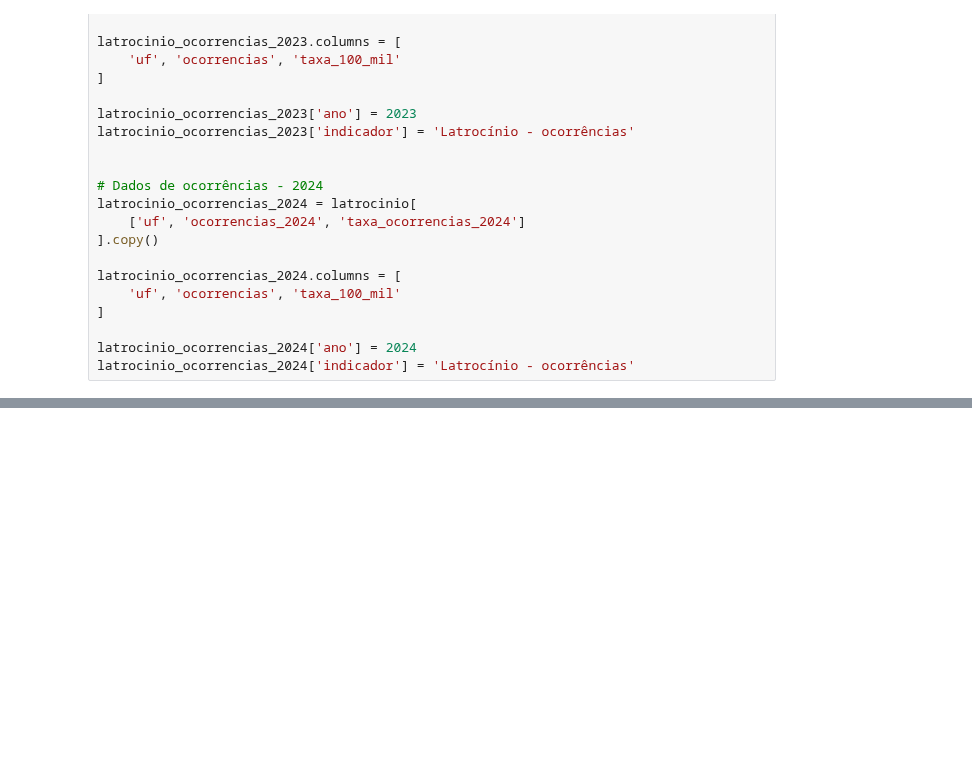
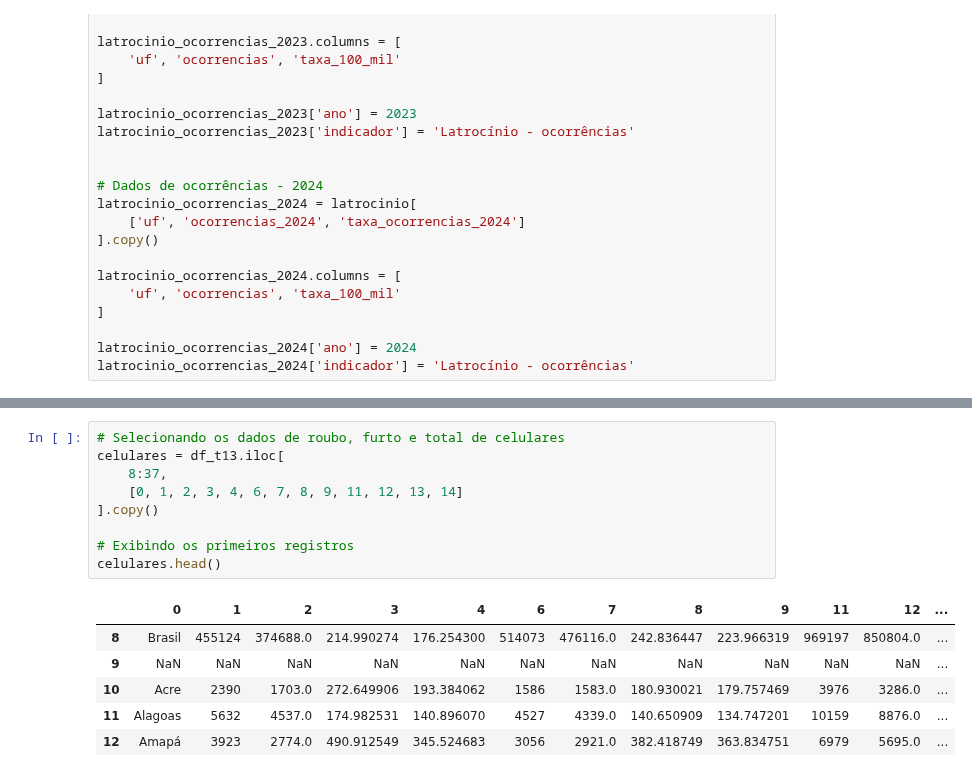
Before and after one commit to rafaelmchcruz/analise-seguranca-publica-brasil, a Jupyter notebook: notebooks/01_inspecao_dados.ipynb, the cells around one changed output, grey strips where cells are left out. Cells and saved outputs as stored; diff of their text form; blank space fills up the shorter version.

Commit message:
Finaliza tratamento e consolidação dos dados

```diff
--- a/notebooks/01_inspecao_dados.ipynb
+++ b/notebooks/01_inspecao_dados.ipynb
@@ -472,0 +554,16 @@ dtype: int64
+# %%
+# Selecionando os dados de roubo, furto e total de celulares
+celulares = df_t13.iloc[
+    8:37,
+    [0, 1, 2, 3, 4, 6, 7, 8, 9, 11, 12, 13, 14]
+].copy()
+
+# Exibindo os primeiros registros
+celulares.head()
+# %% [output]
+|  | 0 | 1 | 2 | 3 | 4 | 6 | 7 | 8 | 9 | 11 | 12 | ... |
+| 8 | Brasil | 455124 | 374688.0 | 214.990274 | 176.254300 | 514073 | 476116.0 | 242.836447 | 223.966319 | 969197 | 850804.0 | ... |
+| 9 | NaN | NaN | NaN | NaN | NaN | NaN | NaN | NaN | NaN | NaN | NaN | ... |
+| 10 | Acre | 2390 | 1703.0 | 272.649906 | 193.384062 | 1586 | 1583.0 | 180.930021 | 179.757469 | 3976 | 3286.0 | ... |
+| 11 | Alagoas | 5632 | 4537.0 | 174.982531 | 140.896070 | 4527 | 4339.0 | 140.650909 | 134.747201 | 10159 | 8876.0 | ... |
+| 12 | Amapá | 3923 | 2774.0 | 490.912549 | 345.524683 | 3056 | 2921.0 | 382.418749 | 363.834751 | 6979 | 5695.0 | ... |
```
Also changed, not shown: parts of 81 cells of this notebook, 2 other files.
